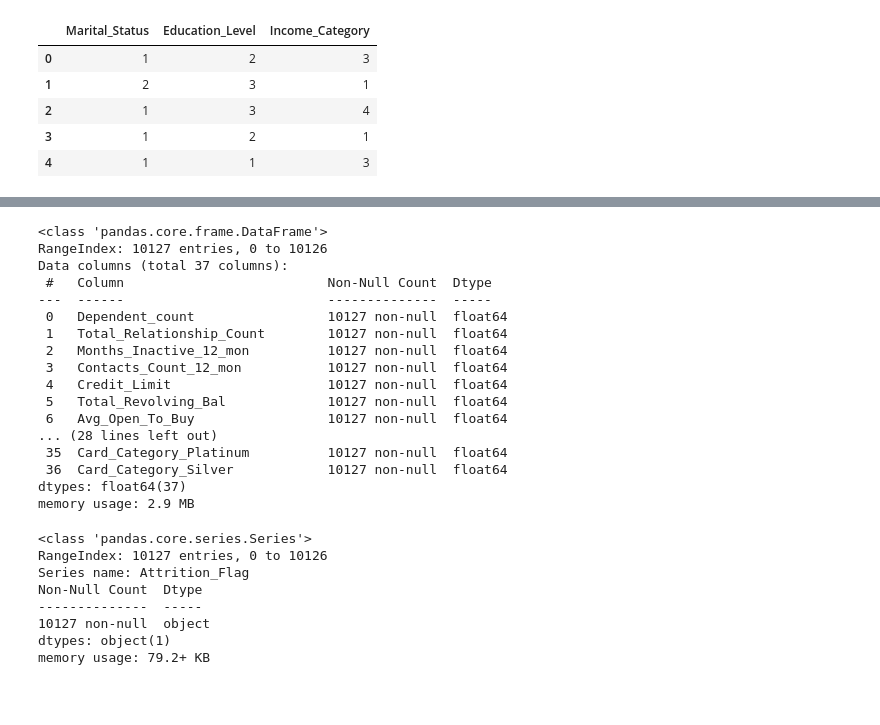
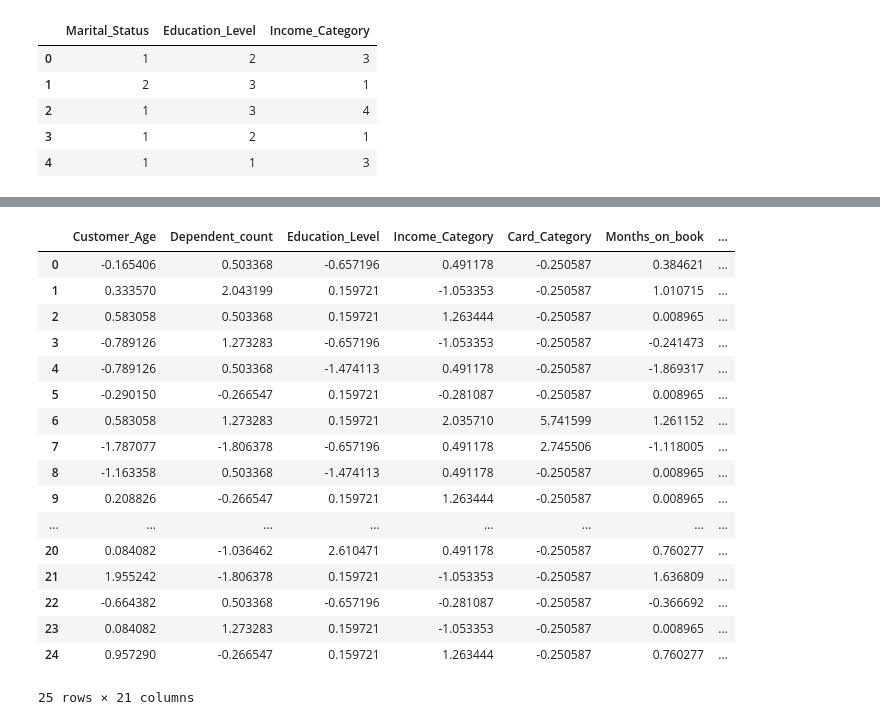
Before and after one commit to seyeon-shijuan/credit-card-churn-predictor.t3, a Jupyter notebook: src/EDA/preprocessing_sy.ipynb, the cells around one changed output, grey strips where cells are left out. Cells and saved outputs as stored; diff of their text form; code cells hidden in the pictures; blank space fills up the shorter version.

```diff
--- a/src/EDA/preprocessing_sy.ipynb
+++ b/src/EDA/preprocessing_sy.ipynb
@@ -341,0 +287,11 @@ df.head(2).style.set_properties(**{"background-color": "black","color": "white",
+# %%
+# column 이름 재설정 후 one-hot encoding 이전 컬럼 제거
+new_col_names = {
+    'Gender_0': 'Gender_Male',
+    'Marital_Status_1': 'Marital_Status_Uneducated',
+    'Marital_Status_2': 'Marital_Status_Single',
+    'Marital_Status_3': 'Marital_Status_Divorced'
+}
+df3 = df3.rename(columns=new_col_names)
+df3.drop(columns='Gender_1', axis=1, inplace=True)
+df3.columns
@@ -341,0 +312,4 @@ df.head(2).style.set_properties(**{"background-color": "black","color": "white",
+# %%
+# label(y) Attrition_Flag 맨 오른쪽으로 위치 변경
+new_col_order = [col for col in df3.columns if col != 'Attrition_Flag'] + ['Attrition_Flag']
+df3 = df3[new_col_order]
@@ -342,8 +332,5 @@ df.head(2).style.set_properties(**{"background-color": "black","color": "white",
 # %%
-from sklearn.preprocessing import MinMaxScaler
-scaler = MinMaxScaler()
-scaler.fit_transform(df.drop('Attrition_Flag',axis=1))
-scaled_features = scaler.transform(df.drop('Attrition_Flag',axis=1))
+from sklearn.preprocessing import StandardScaler
+scaler = StandardScaler()
+scaler.fit_transform(df3.drop('Attrition_Flag', axis=1))
+scaled_features = scaler.transform(df3.drop('Attrition_Flag', axis=1))
-# %%
-scaled_features = pd.DataFrame(scaled_features, columns = df.columns[:-1])
-scaled_features.head().style.set_properties(**{"background-color": "black","color": "white", "border-color": "black","font-size":"11.5pt",'width': 200})
@@ -363,31 +336,0 @@ X_train, X_test, y_train, y_test = train_test_split(X,y,test_size = 0.30,random_
-# %%
-X.info()
-# %% [output]
-<class 'pandas.core.frame.DataFrame'>
-RangeIndex: 10127 entries, 0 to 10126
-Data columns (total 37 columns):
- #   Column                          Non-Null Count  Dtype
----  ------                          --------------  -----
- 0   Dependent_count                 10127 non-null  float64
- 1   Total_Relationship_Count        10127 non-null  float64
- 2   Months_Inactive_12_mon          10127 non-null  float64
- 3   Contacts_Count_12_mon           10127 non-null  float64
- 4   Credit_Limit                    10127 non-null  float64
- 5   Total_Revolving_Bal             10127 non-null  float64
- 6   Avg_Open_To_Buy                 10127 non-null  float64
-... (28 lines left out)
- 35  Card_Category_Platinum          10127 non-null  float64
- 36  Card_Category_Silver            10127 non-null  float64
-dtypes: float64(37)
-memory usage: 2.9 MB
-# %%
-y.info()
-# %% [output]
-<class 'pandas.core.series.Series'>
-RangeIndex: 10127 entries, 0 to 10126
-Series name: Attrition_Flag
-Non-Null Count  Dtype
---------------  -----
-10127 non-null  object
-dtypes: object(1)
-memory usage: 79.2+ KB
@@ -396,0 +337,23 @@ to_export.to_csv("../data/bankchurners_train.csv")
+# %%
+scaled_features = pd.DataFrame(scaled_features, columns=df3.columns[:-1])
+df_final = pd.concat([scaled_features, df3.iloc[:, -1]], axis=1)
+df_final.head(25)
+# %% [output]
+|  | Customer_Age | Dependent_count | Education_Level | Income_Category | Card_Category | Months_on_book | ... |
+| 0 | -0.165406 | 0.503368 | -0.657196 | 0.491178 | -0.250587 | 0.384621 | ... |
+| 1 | 0.333570 | 2.043199 | 0.159721 | -1.053353 | -0.250587 | 1.010715 | ... |
+| 2 | 0.583058 | 0.503368 | 0.159721 | 1.263444 | -0.250587 | 0.008965 | ... |
+| 3 | -0.789126 | 1.273283 | -0.657196 | -1.053353 | -0.250587 | -0.241473 | ... |
+| 4 | -0.789126 | 0.503368 | -1.474113 | 0.491178 | -0.250587 | -1.869317 | ... |
+| 5 | -0.290150 | -0.266547 | 0.159721 | -0.281087 | -0.250587 | 0.008965 | ... |
+| 6 | 0.583058 | 1.273283 | 0.159721 | 2.035710 | 5.741599 | 1.261152 | ... |
+| 7 | -1.787077 | -1.806378 | -0.657196 | 0.491178 | 2.745506 | -1.118005 | ... |
+| 8 | -1.163358 | 0.503368 | -1.474113 | 0.491178 | -0.250587 | 0.008965 | ... |
+| 9 | 0.208826 | -0.266547 | 0.159721 | 1.263444 | -0.250587 | 0.008965 | ... |
+| ... | ... | ... | ... | ... | ... | ... | ... |
+| 20 | 0.084082 | -1.036462 | 2.610471 | 0.491178 | -0.250587 | 0.760277 | ... |
+| 21 | 1.955242 | -1.806378 | 0.159721 | -1.053353 | -0.250587 | 1.636809 | ... |
+| 22 | -0.664382 | 0.503368 | -0.657196 | -0.281087 | -0.250587 | -0.366692 | ... |
+| 23 | 0.084082 | 1.273283 | 0.159721 | -1.053353 | -0.250587 | 0.008965 | ... |
+| 24 | 0.957290 | -0.266547 | 0.159721 | 1.263444 | -0.250587 | 0.760277 | ... |
+25 rows × 21 columns
```
Also changed, not shown: parts of 24 cells of this notebook, 2 other files.
